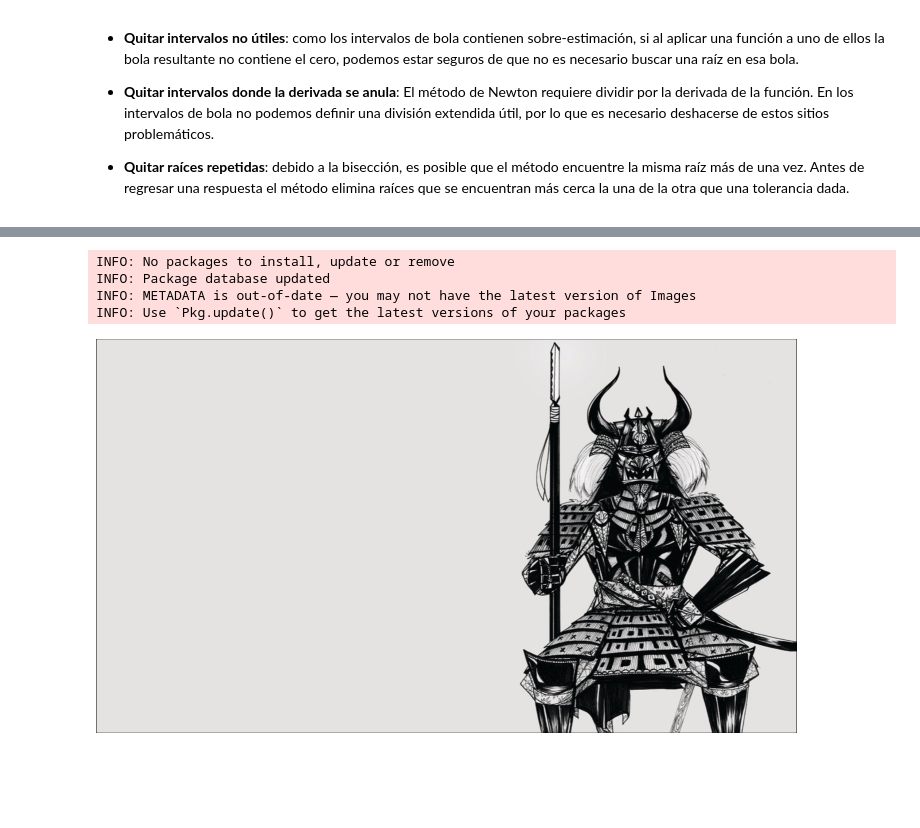
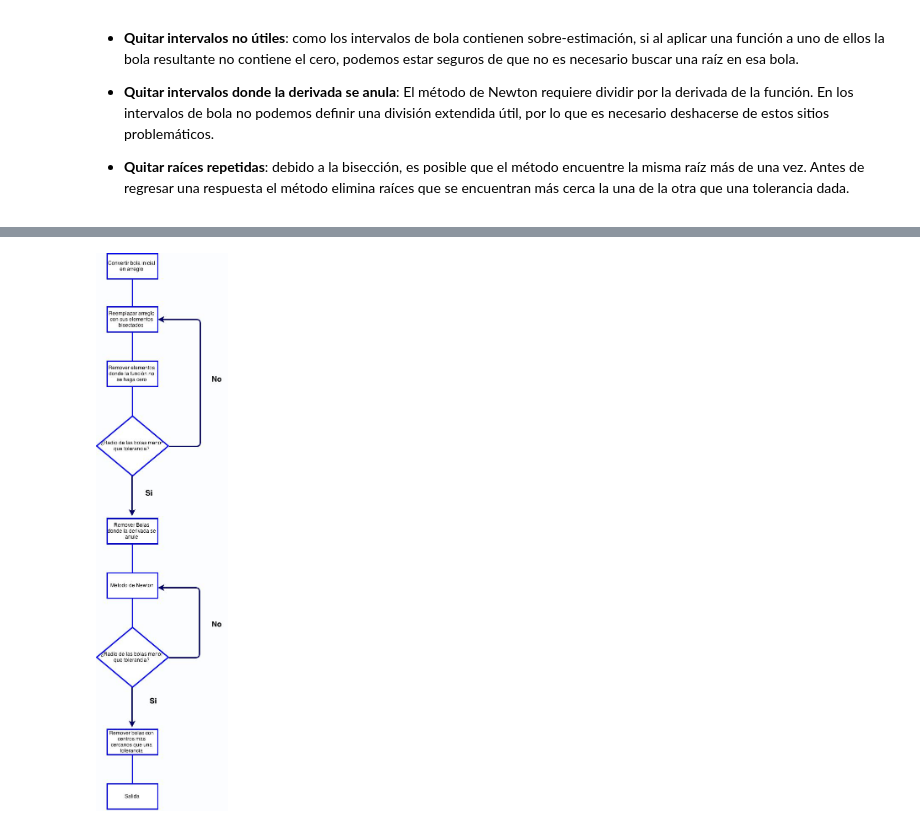
Before and after one commit to TigrisAltaica/ProyectoFinal, a Jupyter notebook: Presentacion.ipynb, the cells around one changed output, grey strips where cells are left out. Saved outputs shown, nothing was run; the diff lists cells and outputs as text; code cells hidden in the pictures; blank space fills up the shorter version.

Commit message:
Agregué más a sección de Newton, incluyendo ejemplos

```diff
--- a/Presentacion.ipynb
+++ b/Presentacion.ipynb
@@ -196,7 +172,0 @@ INFO: Use `Pkg.update()` to get the latest versions of your packages
-# %%
-Pkg.add("Images")
-# %% [output]
-INFO: No packages to install, update or remove
-INFO: Package database updated
-INFO: METADATA is out-of-date — you may not have the latest version of Images
-INFO: Use `Pkg.update()` to get the latest versions of your packages
@@ -205,4 +173,4 @@ using ImageView, Images
 # %%
-img = imread("26754_1_other_wallpapers_samurai_japan.jpg")
+img = imread("EsquemaNewton.jpg")
 # %% [output]
-[figure, old version]
+[figure, new version]
```
Also changed, not shown: parts of 33 cells of this notebook, 3 other files.
